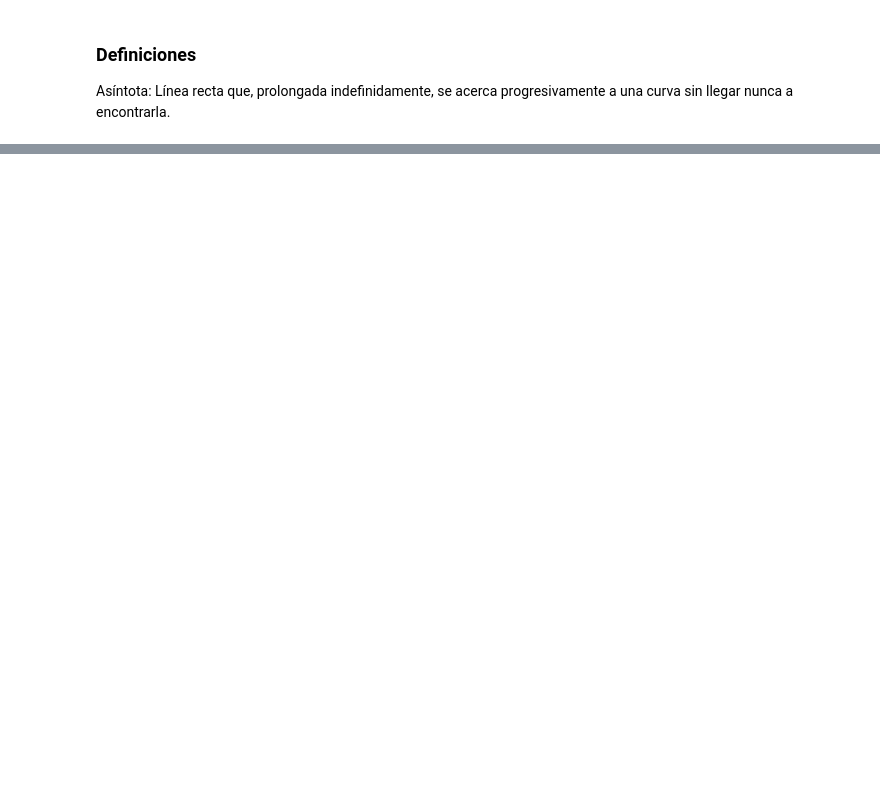
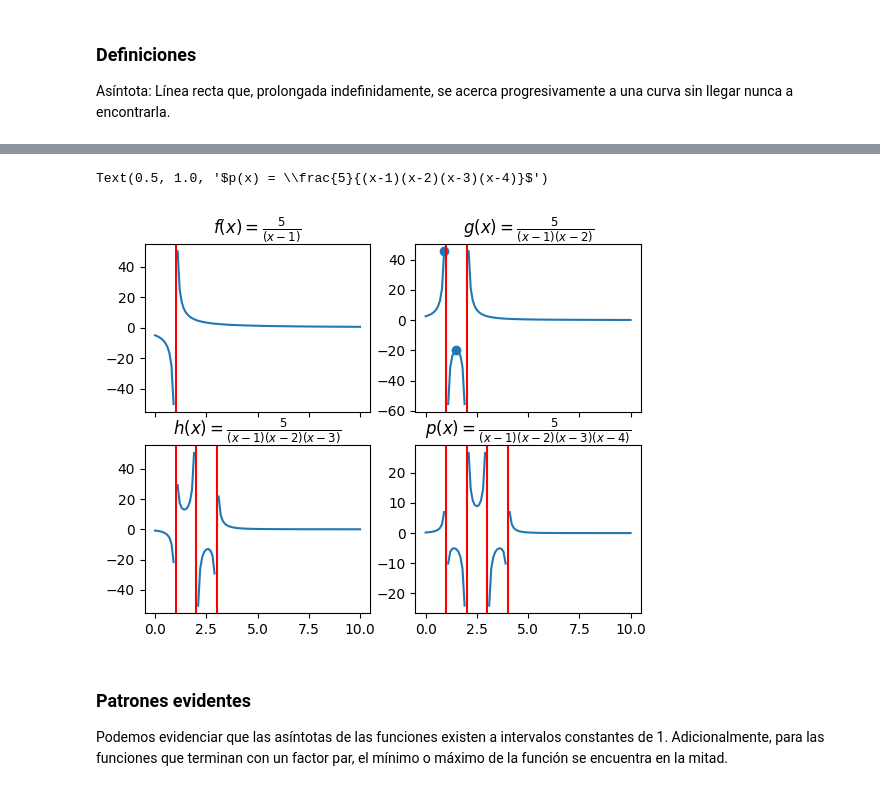
Before and after one commit to enriquegallardov/math-exploration, a Jupyter notebook: index.ipynb, the cells around one changed output, grey strips where cells are left out. Saved outputs shown, nothing was run; the diff lists cells and outputs as text; code cells hidden in the pictures; blank space fills up the shorter version.

```diff
--- a/index.ipynb
+++ b/index.ipynb
@@ -5,11 +6,3 @@ import matplotlib.pyplot as plt
 ### Definiciones
 
 Asíntota: Línea recta que, prolongada indefinidamente, se acerca progresivamente a una curva sin llegar nunca a encontrarla.
-# %%
-def f(x):
-    return 5/(x-1)
-
-x = np.linspace(-2, 4, 100)
-
-plt.plot(x, f(x))
-plt.show()
@@ -57,0 +9,54 @@ Máximo: (1.31, -7.81), (3.45, -0.09)
+# %%
+fig, ax = plt.subplots(2, 2, sharex=True)
+x = np.linspace(0, 10, 101)
+
+def generator(n):
+    def f(x):
+        result = 1
+        for i in range(1, n+1):
+            result *= (x - i)
+        return 5 / result
+
+    return f
+
+def f(x):
+    return (5/(x-1))
+
+def g(x):
+    return (5/((x-1)*(x-2)))
+
+g_max = ([i/10 for i in argrelextrema(g(x), np.greater)])
+
+def h(x):
+    return (5/((x-1)*(x-2)*(x-3)))
+
+def p(x):
+    return (5/((x-1)*(x-2)*(x-3)*(x-4)))
+
+
+ax[0, 0].plot(x, f(x))
+ax[0, 1].plot(x, g(x), marker="o", markevery=[x.tolist().index(i) for i in np.array(g_max).flatten()])
+ax[1, 0].plot(x, h(x))
+ax[1, 1].plot(x, p(x))
+ax[0, 0].axvline([1], color='r')
+ax[0, 1].axvline([1], color='r')
+ax[0, 1].axvline([2], color='r')
+ax[1, 0].axvline([1], color='r')
+ax[1, 0].axvline([2], color='r')
+ax[1, 0].axvline([3], color='r')
+ax[1, 1].axvline([1], color='r')
+ax[1, 1].axvline([2], color='r')
+ax[1, 1].axvline([3], color='r')
+ax[1, 1].axvline([4], color='r')
+ax[0, 0].set_title(r'$f(x) = \frac{5}{(x-1)}$')
+ax[0, 1].set_title(r'$g(x) = \frac{5}{(x-1)(x-2)}$')
+ax[1, 0].set_title(r'$h(x) = \frac{5}{(x-1)(x-2)(x-3)}$')
+ax[1, 1].set_title(r'$p(x) = \frac{5}{(x-1)(x-2)(x-3)(x-4)}$')
+# %% [output]
+Text(0.5, 1.0, '$p(x) = \\frac{5}{(x-1)(x-2)(x-3)(x-4)}$')
+[figure, added]
+# %% [markdown]
+### Patrones evidentes
+
+Podemos evidenciar que las asíntotas de las funciones existen a intervalos constantes de 1.
+Adicionalmente, para las funciones que terminan con un factor par, el mínimo o máximo de la función se encuentra en la mitad.
```
Also changed, not shown: parts of 3 cells of this notebook, 1 other file.
